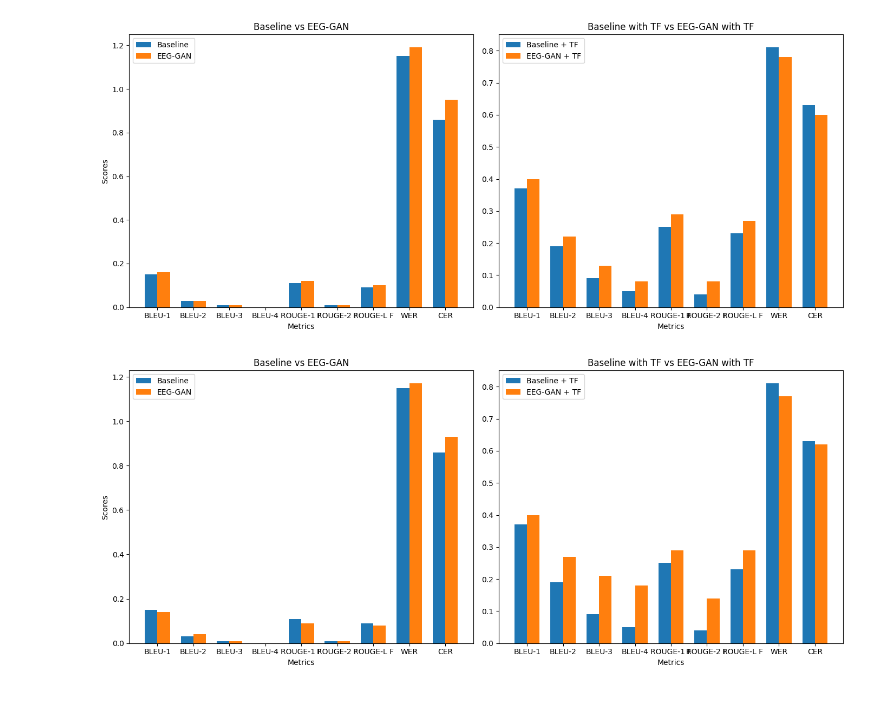
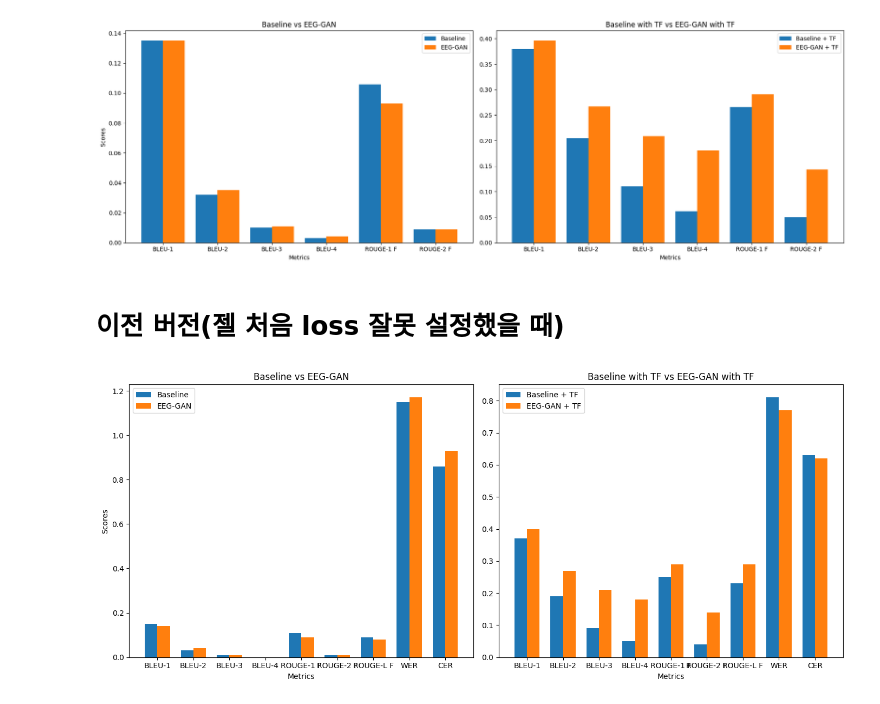
Before and after one commit to DeveloperSeJin/EEG-GAN, a Jupyter notebook: plot_result.ipynb, the cells around one changed output. Cells and saved outputs as stored; diff of their text form; code cells hidden in the pictures.

```diff
--- a/plot_result.ipynb
+++ b/plot_result.ipynb
@@ -3,64 +3,49 @@ import matplotlib.pyplot as plt
 import numpy as np
 
 # 데이터 준비
-metrics = ["BLEU-1", "BLEU-2", "BLEU-3", "BLEU-4", "ROUGE-1 F", "ROUGE-2 F", "ROUGE-L F", "WER", "CER"]
-baseline = [0.15, 0.03, 0.01, 0.00, 0.11, 0.01, 0.09, 1.15, 0.86]
-baseline_tf = [0.37, 0.19, 0.09, 0.05, 0.25, 0.04, 0.23, 0.81, 0.63]
-# 제공된 데이터
-eeg_gan = [
-    0.1354146730562201,  # BLEU-1
-    0.03483523451768669, # BLEU-2
-    0.01047221671105945, # BLEU-3
-    0.003676037943873327, # BLEU-4
-    0.09270870592510921, # ROUGE-1 F
-    0.009229432903578486, # ROUGE-2 F
-    0.07903488532741329,  # ROUGE-L F
-    1.166046404778314,    # WER
-    0.9333650898530237    # CER
-]
+metrics = ["BLEU-1", "BLEU-2", "BLEU-3", "BLEU-4", "ROUGE-1 F", "ROUGE-2 F"]
+baseline = [0.135, 0.032, 0.010, 0.003, 0.106, 0.009]
+baseline_tf = [0.380, 0.205, 0.110, 0.062, 0.266, 0.050]
+eeg_gan = [0.135, 0.035, 0.011, 0.004, 0.093, 0.009]
+eeg_gan_tf = [0.396, 0.267, 0.209, 0.181, 0.291, 0.143]
 
-# TF 적용된 제공 데이터
-eeg_gan_tf = [
-    0.3964835085353988,   # BLEU-1
-    0.2669874383349663,   # BLEU-2
-    0.20927478759798668,  # BLEU-3
-    0.18086233380276126,  # BLEU-4
-    0.2905815082774789,   # ROUGE-1 F
-    0.1431823272100932,   # ROUGE-2 F
-    0.2807748638741893,   # ROUGE-L F
-    0.7654950608775557,   # WER
-    0.6198821423357944    # CER
-]
+error_matrics = ["WER", "CER"]
+error_baseline = [1.089, 0.842]
+error_baseline_tf = [0.795, 0.611]
+error_eeg_gan = [1.166, 0.933]
+error_eeg_gan_tf = [0.765, 0.620]
 
 # Plot 생성
-fig, axes = plt.subplots(1, 2, figsize=(14, 6))  # 두 개의 subplot 생성
+fig, axes = plt.subplots(1, 2, figsize=(18, 6))  # 두 개의 subplot 생성
 
 # Baseline vs EEG-GAN
 x = np.arange(len(metrics))
-width = 0.35
+width = 0.4
 axes[0].bar(x - width/2, baseline, width, label='Baseline')
 axes[0].bar(x + width/2, eeg_gan, width, label='EEG-GAN')
 axes[0].set_title('Baseline vs EEG-GAN')
 axes[0].set_xticks(x)
 axes[0].set_xticklabels(metrics)
 axes[0].legend()
 axes[0].set_ylabel('Scores')
 axes[0].set_xlabel('Metrics')
 
 # Baseline with TF vs EEG-GAN with TF
 axes[1].bar(x - width/2, baseline_tf, width, label='Baseline + TF')
 axes[1].bar(x + width/2, eeg_gan_tf, width, label='EEG-GAN + TF')
 axes[1].set_title('Baseline with TF vs EEG-GAN with TF')
 axes[1].set_xticks(x)
 axes[1].set_xticklabels(metrics)
 axes[1].legend()
 axes[1].set_xlabel('Metrics')
 
 # 그래프 레이아웃 설정 및 출력
 plt.tight_layout()
 plt.show()
 # %% [output]
-[figure, old version]
+[figure, new version]
+# %% [markdown]
+# 이전 버전(젤 처음 loss 잘못 설정했을 때)
 # %%
 import matplotlib.pyplot as plt
 import numpy as np
```
Also changed, not shown: 20 other files.
